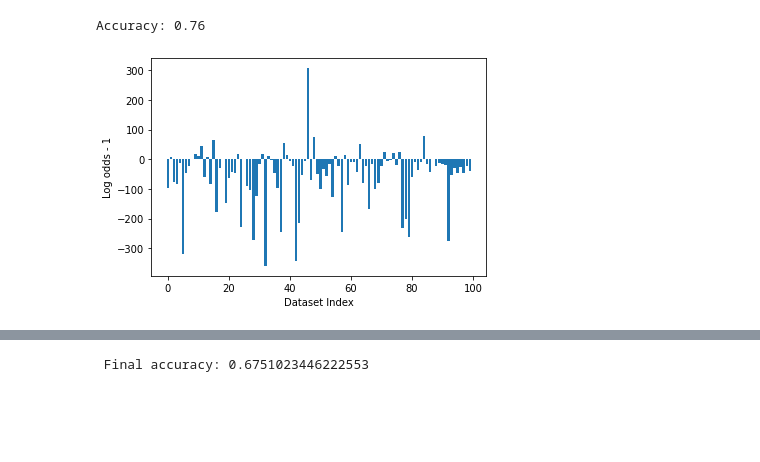
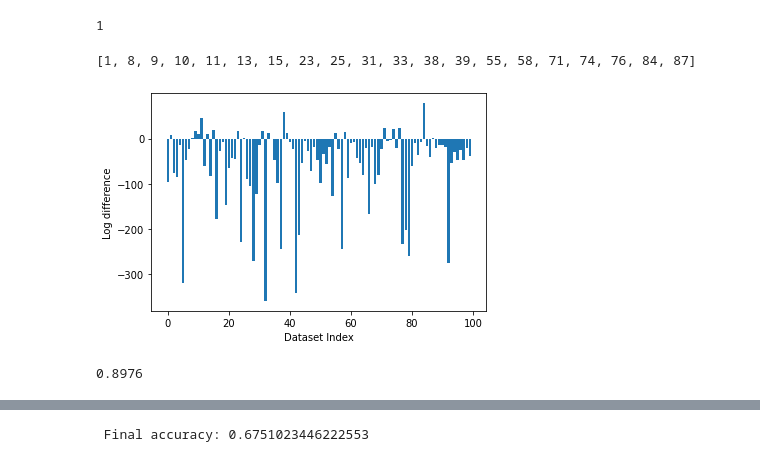
Before and after one commit to Anish144/causal_discovery_bayesian_model_selection, a Jupyter notebook: notebooks/results_playground.ipynb, the cells around one changed output, grey strips where cells are left out. Drawn from its saved outputs; the diff is of its cells as text; code cells hidden in the pictures; blank space fills up the shorter version.

```diff
--- a/notebooks/results_playground.ipynb
+++ b/notebooks/results_playground.ipynb
@@ -52,6 +67,6 @@ len(log_odds_1)
 # %%
-file = "/vol/bitbucket/ad6013/Research/gp-causal/results/fullscore-sim-gplvm-sqexp-reinit20.p"
+file_3 = "/vol/bitbucket/ad6013/Research/gp-causal/results/fullscore-sim-gplvm-sqexp-reinit5-numind110.p"
 
 
-with open(file, "rb") as f:
-    results_2 = pickle.load(f)
+with open(file_3, "rb") as f:
+    results_3 = pickle.load(f)
@@ -122,8 +73,35 @@ log_odds
-# %%
-correct = correct_idx_2 + correct_idx_1
-wrong = wrong_idx_2 + wrong_idx_1
-
-accuracy = len(correct) / (len(correct) + len(wrong))
-print(f"Accuracy: {accuracy}")
-# %% [output]
-Accuracy: 0.76
+# %%
+wrong = [1,
+    8,
+    9,
+    10,
+    11,
+    13,
+    15,
+    18,
+    23,
+    25,
+    31,
+    33,
+    38,
+    39,
+    46,
+    48,
+    55,
+    58,
+    63,
+    71,
+    74,
+    76,
+    84,
+    87]
+scores_3 = {}
+for idx, i in enumerate(results_3['scores']):
+    causal = i[0]
+    anti_causal = i[1]
+    scores_3[wrong[idx]] = (causal, anti_causal)
+# %%
+if 50 in scores_2.keys():
+    print(1)
+# %% [output]
+1
@@ -130,8 +160,12 @@ Accuracy: 0.76
+# %%
+wrong_idx
+# %% [output]
+[1, 8, 9, 10, 11, 13, 15, 23, 25, 31, 33, 38, 39, 55, 58, 71, 74, 76, 84, 87]
 # %%
-plt.bar(np.arange(len(log_odds)), log_odds)
-plt.ylabel("Log odds - 1")
+plt.bar(np.arange(len(all_log_diffs)), list(all_log_diffs.values()))
+plt.ylabel("Log difference")
 plt.xlabel("Dataset Index")
-# plt.ylim(-0.1, 0.01)
+# plt.ylim(-400, 200)
 plt.show()
 # %% [output]
-[figure, old version]
+[figure, new version]
@@ -137,0 +205,4 @@ plt.show()
+# %%
+roc_auc
+# %% [output]
+0.8976
```
Also changed, not shown: parts of 18 cells of this notebook, 10 other files.
